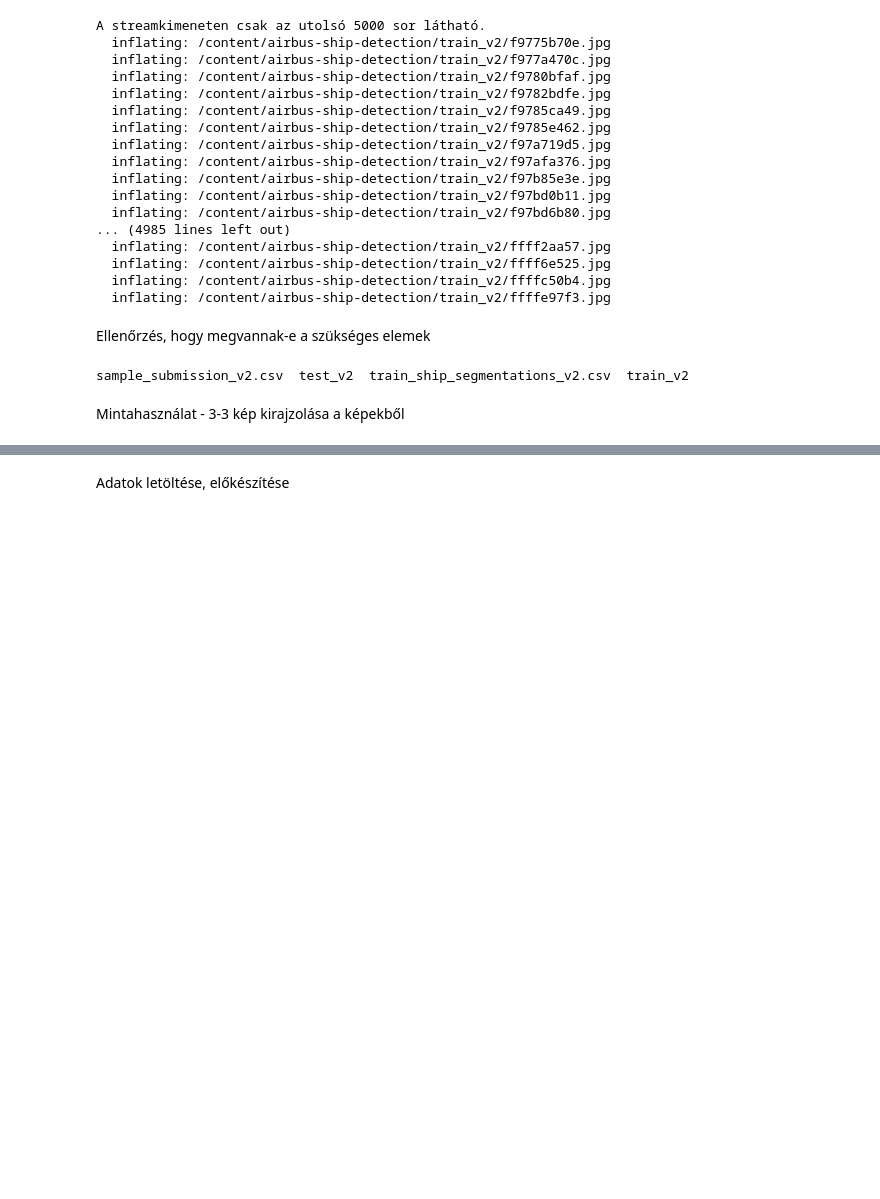
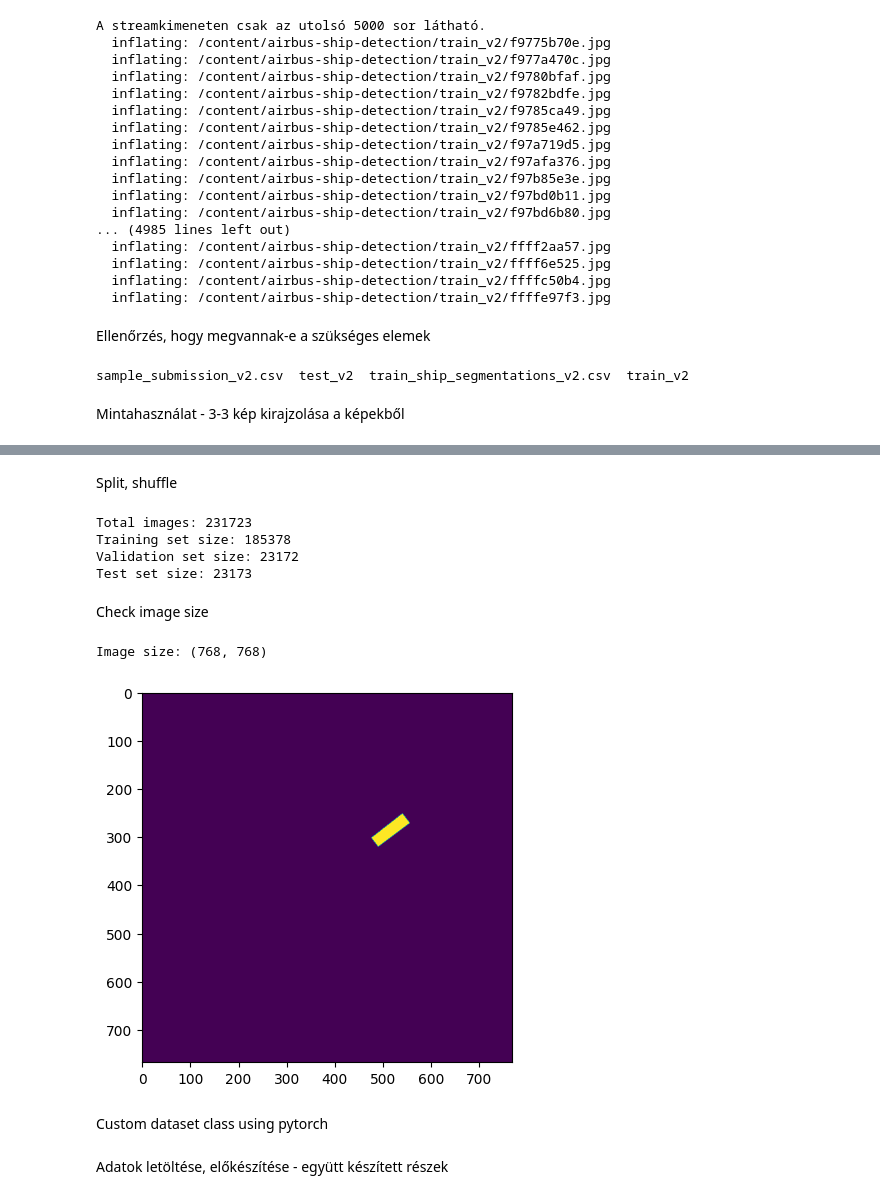
Before and after one commit to Botiy/TerraTriad, a Jupyter notebook: AirbusShipdetection.ipynb, the cells around one changed output, grey strips where cells are left out. Cells and saved outputs as stored; diff of their text form; code cells hidden in the pictures; blank space fills up the shorter version.

Commit message:
Splitting_Dataset_RLEtoMASK

```diff
--- a/AirbusShipdetection.ipynb
+++ b/AirbusShipdetection.ipynb
@@ -92,0 +95,13 @@ Displaying first 3 images from the test_v2 folder:
+# %%
+import pandas as pd
+
+# Load the annotations file
+csv_path = '/content/airbus-ship-detection/train_ship_segmentations_v2.csv'
+df = pd.read_csv(csv_path)
+
+# Check for missing annotations
+print(f"Number of images without ships: {df['EncodedPixels'].isna().sum()}")
+print(f"Number of images with ships: {df['EncodedPixels'].notna().sum()}")
+
+# Show the first few rows of the dataframe
+df.head()
@@ -92,0 +138,64 @@ Displaying first 3 images from the test_v2 folder:
+# %% [markdown]
+Split, shuffle
+# %%
+import random
+
+# Shuffle the dataset (frac=1 means that it will keep all rows)
+df_shuffled = df.sample(frac=1, random_state=42).reset_index(drop=True)
+
+# Determine the sizes for each split
+total_images = len(df_shuffled)
+train_size = int(0.8 * total_images)  # 80% for training
+val_size = int(0.1 * total_images)    # 10% for validation
+test_size = total_images - train_size - val_size  # Remaining for test
+
+train_df = df_shuffled[:train_size]          # First 80% for training
+val_df = df_shuffled[train_size:train_size + val_size]  # Next 10% for validation
+test_df = df_shuffled[train_size + val_size:]  # Last 10% for testing
+
+# Print the size of each set
+print(f"Total images: {total_images}")
+print(f"Training set size: {len(train_df)}")
+print(f"Validation set size: {len(val_df)}")
+print(f"Test set size: {len(test_df)}")
+# %% [output]
+Total images: 231723
+Training set size: 185378
+Validation set size: 23172
+Test set size: 23173
+# %% [markdown]
+Check image size
+# %%
+from PIL import Image
+img = Image.open(os.path.join(train_folder, train_images[0]))
+print(f"Image size: {img.size}")
+# %% [output]
+Image size: (768, 768)
+# %%
+import numpy as np
+
+# Convert RLE to mask
+def rle_decode(mask_rle, shape=(768, 768)):
+    if pd.isnull(mask_rle):  # Check if the RLE is NaN
+        return np.zeros(shape, dtype=np.uint8)  # Return an empty mask if there's no ship
+
+    s = mask_rle.split()  # Split the string into RLE parts
+    starts, lengths = [np.asarray(x, dtype=int) for x in (s[0::2], s[1::2])]
+    starts -= 1
+    ends = starts + lengths
+    img = np.zeros(shape[0] * shape[1], dtype=np.uint8)
+
+    for start, end in zip(starts, ends):
+        img[start:end] = 1
+
+    return img.reshape(shape).T  # Reshape and transpose to get the correct mask orientation
+
+# Test on a single image
+mask_rle = df.iloc[30]['EncodedPixels']
+mask = rle_decode(mask_rle)
+plt.imshow(mask)
+plt.show()
+# %% [output]
+[figure, added]
+# %% [markdown]
+Custom dataset class using pytorch
@@ -93,5 +247,5 @@ Displaying first 3 images from the test_v2 folder:
 # %% [markdown]
-Adatok letöltése, előkészítése
+Adatok letöltése, előkészítése - együtt készített részek
 # %%
 """
 import torch
```
Also changed, not shown: parts of 4 cells of this notebook.
